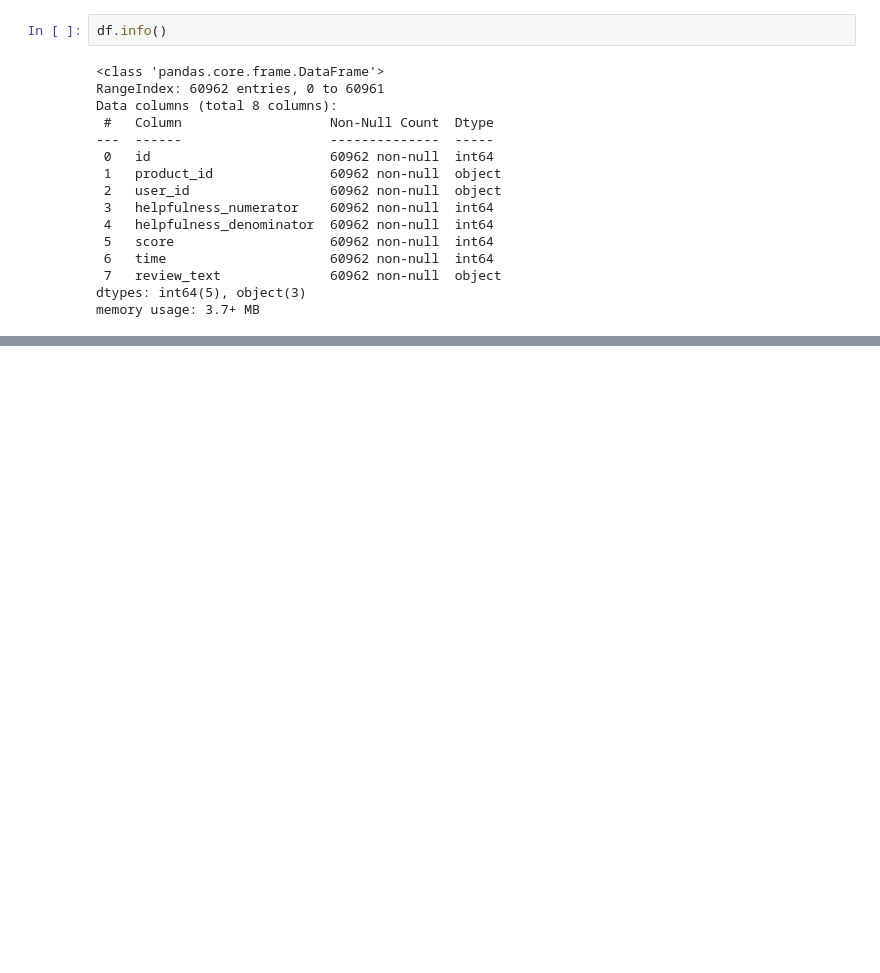
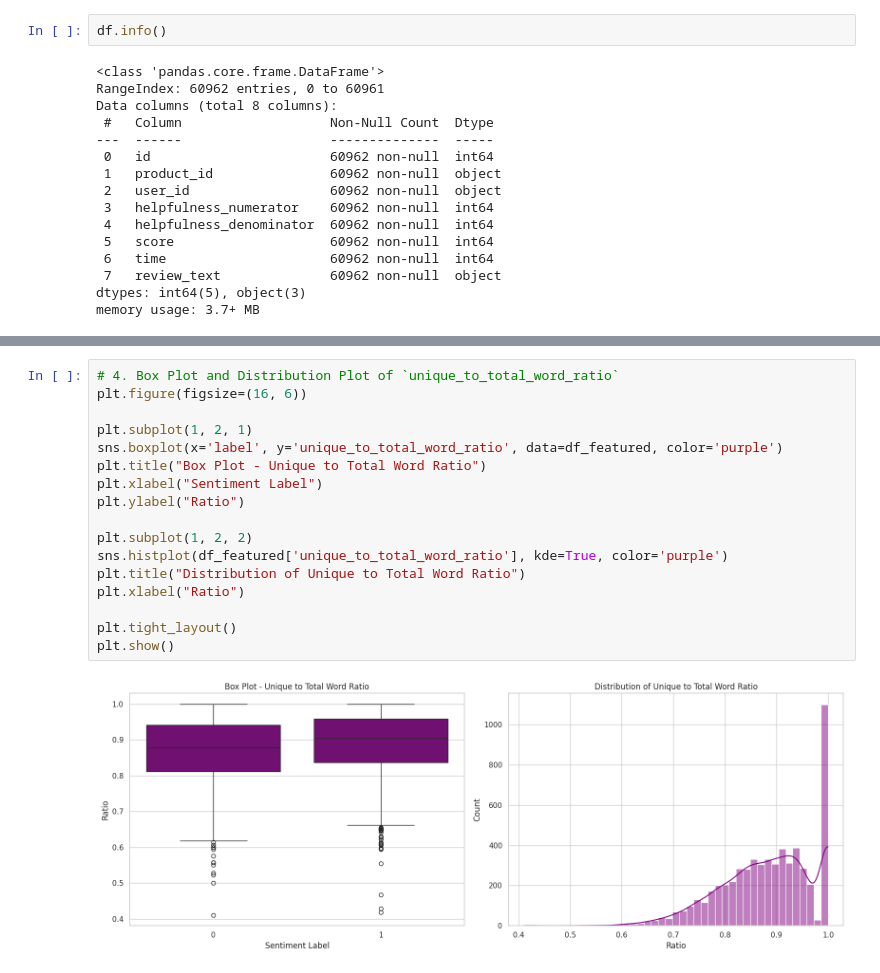
Before and after one commit to karthikponna/sentiment_analysis_MLOps, a Jupyter notebook: analysis/EDA.ipynb, the cells around one changed output, grey strips where cells are left out. Saved outputs shown, nothing was run; the diff lists cells and outputs as text; blank space fills up the shorter version.

```diff
--- a/analysis/EDA.ipynb
+++ b/analysis/EDA.ipynb
@@ -1147,0 +228,19 @@ NameError: name 'model' is not defined
+# %%
+# 4. Box Plot and Distribution Plot of `unique_to_total_word_ratio`
+plt.figure(figsize=(16, 6))
+
+plt.subplot(1, 2, 1)
+sns.boxplot(x='label', y='unique_to_total_word_ratio', data=df_featured, color='purple')
+plt.title("Box Plot - Unique to Total Word Ratio")
+plt.xlabel("Sentiment Label")
+plt.ylabel("Ratio")
+
+plt.subplot(1, 2, 2)
+sns.histplot(df_featured['unique_to_total_word_ratio'], kde=True, color='purple')
+plt.title("Distribution of Unique to Total Word Ratio")
+plt.xlabel("Ratio")
+
+plt.tight_layout()
+plt.show()
+# %% [output]
+[figure, added]
```
Also changed, not shown: parts of 42 cells of this notebook.
